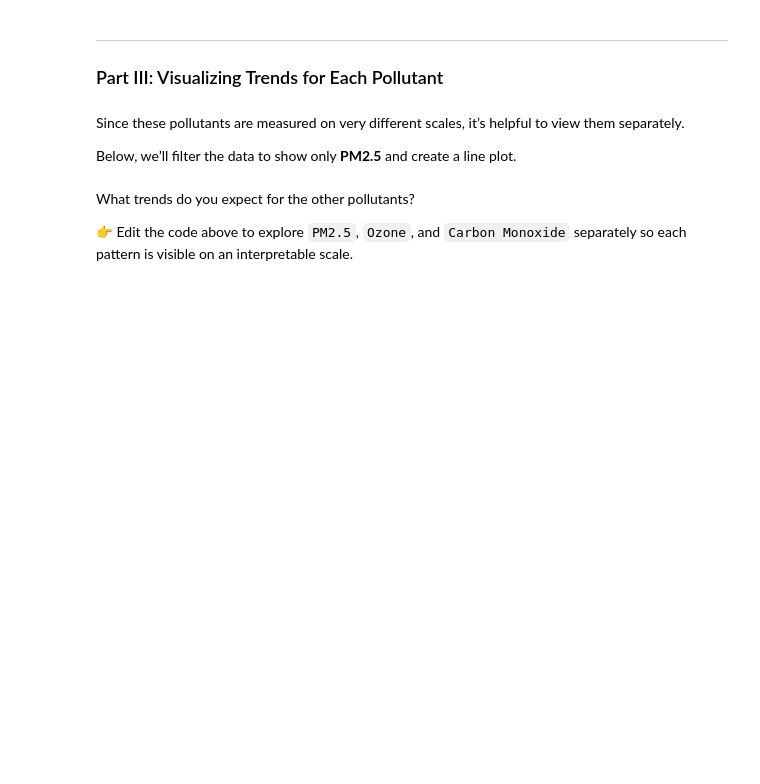
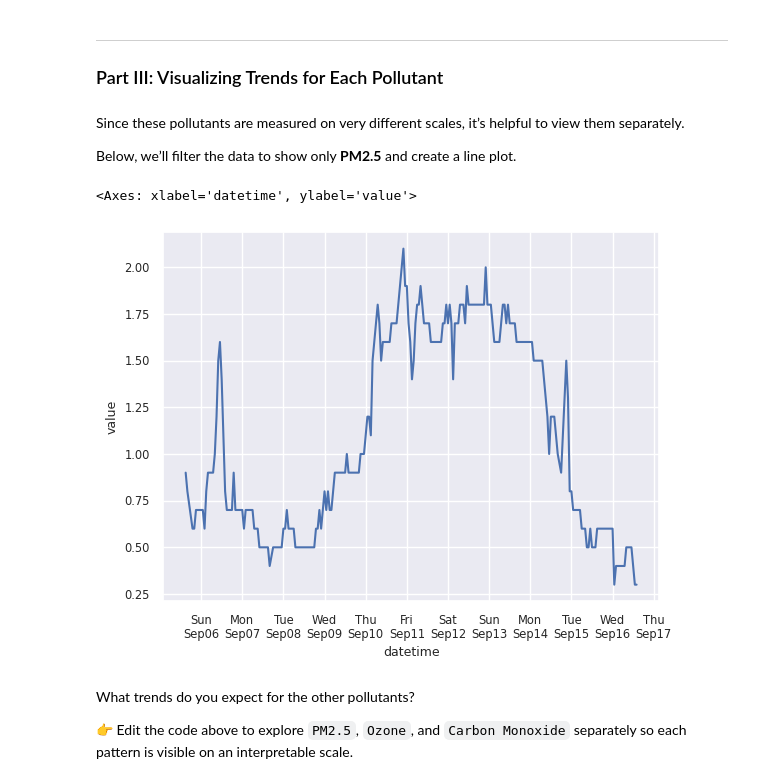
Before and after one commit to CalCoRE/show-your-work, a Jupyter notebook: timeseries/TimeSeriesPython.ipynb, the cells around one changed output. Drawn from its saved outputs; the diff is of its cells as text; code cells hidden in the pictures; blank space fills up the shorter version.

```diff
--- a/timeseries/TimeSeriesPython.ipynb
+++ b/timeseries/TimeSeriesPython.ipynb
@@ -317,18 +402,21 @@ Below, we’ll filter the data to show only **PM2.5** and create a line plot.
 # %%
 # ----- Formatting -----
 # Show weekday on one line, month-day on the next
 date_format = mdates.DateFormatter('%a\n%b%d')
 plt.gca().xaxis.set_major_formatter(date_format)
 
 # Show a tick every 48 hours
 locator = mdates.HourLocator(interval=24)
 plt.gca().xaxis.set_major_locator(locator)
 
 # ----- Filter to pollutant -----
-pollutant_data = fire_data[fire_data['pollutant'] == "PM2.5"]
+pollutant_data = fire_data[fire_data['pollutant'] == "Carbon monoxide"]
 
 # ----- Plot -----
 sns.lineplot(data=pollutant_data, x='datetime', y='value')
+# %% [output]
+<Axes: xlabel='datetime', ylabel='value'>
+[figure, added]
 # %% [markdown]
 What trends do you expect for the other pollutants?
 
```
Also changed, not shown: parts of 13 cells of this notebook.
